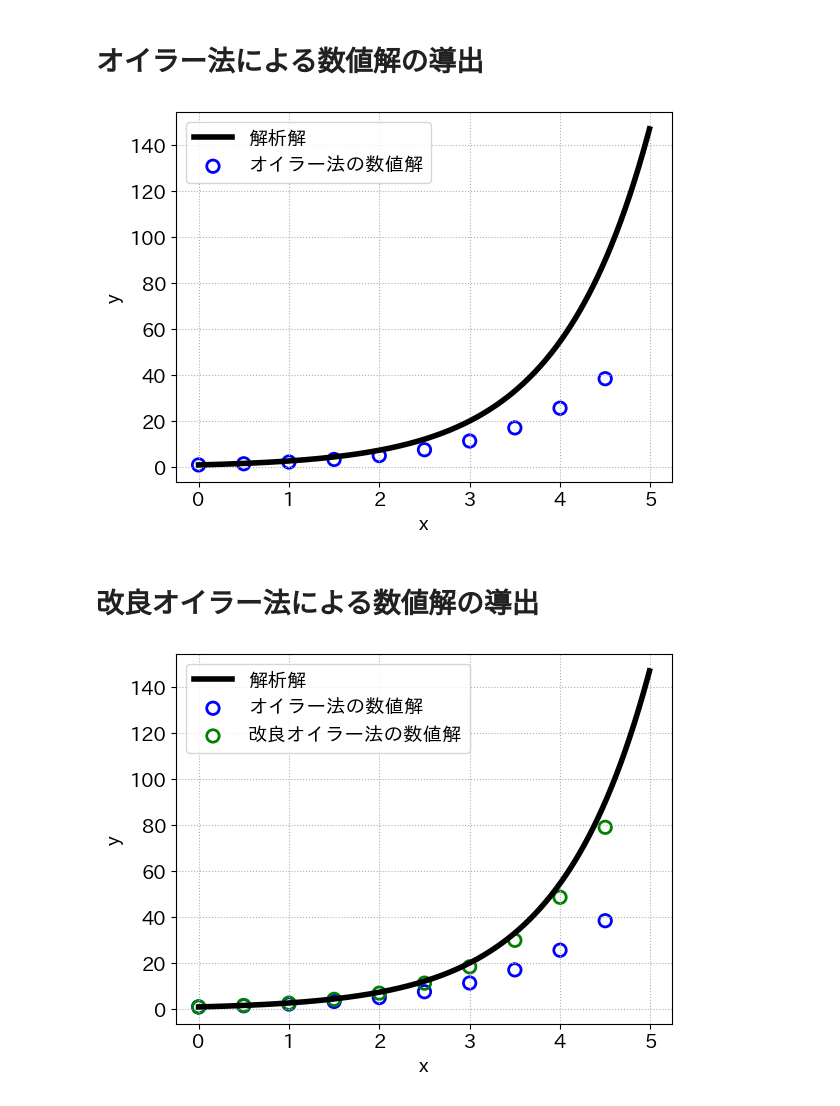
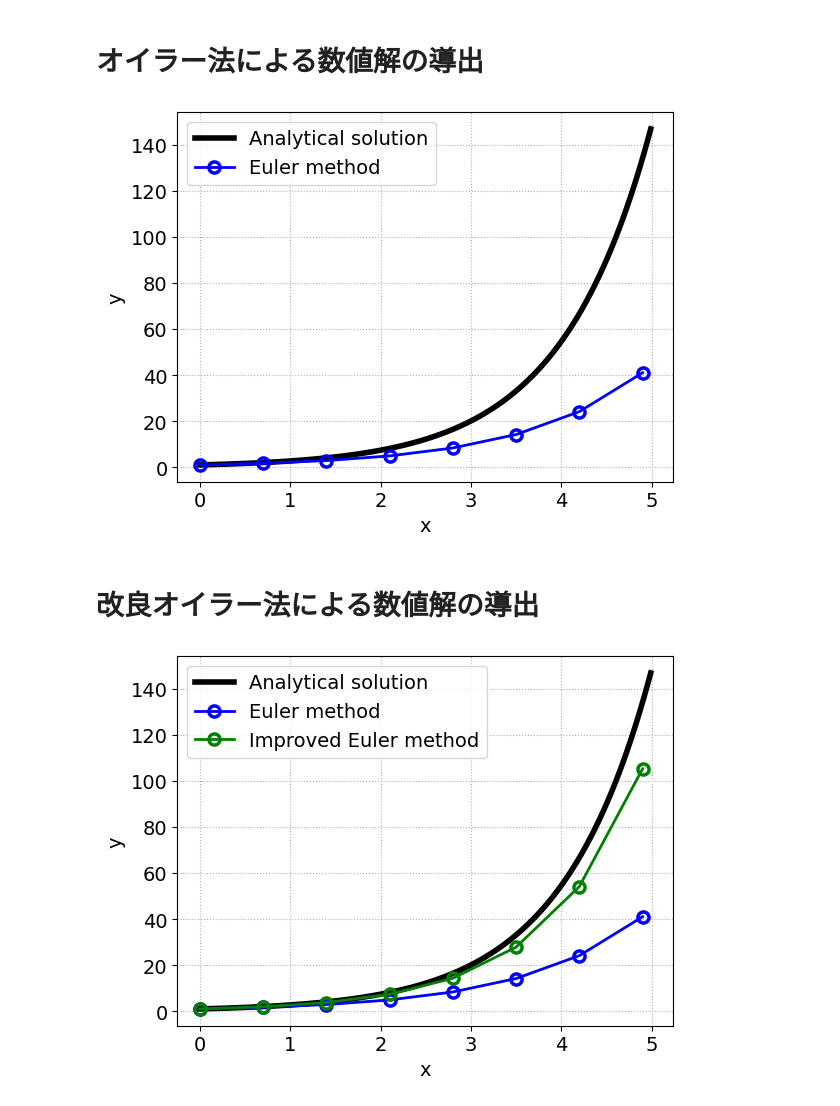
Before and after one commit to jyamauchi780/DenkiSugaku1_6, a Jupyter notebook: content/lecture6.ipynb, the cells around one changed output. Drawn from its saved outputs; the diff is of its cells as text; code cells hidden in the pictures.

```diff
--- a/content/lecture6.ipynb
+++ b/content/lecture6.ipynb
@@ -3,19 +3,16 @@
 # %%
 import numpy as np
 import matplotlib.pyplot as plt
-from matplotlib import font_manager, rcParams
-font_manager.fontManager.addfont('ipaexg.ttf')
-rcParams['font.family'] = 'IPAexGothic'
 
 Delta_x = 0.01
 a = 0.0; b = 5.0
 x = np.arange(a, b, Delta_x)
-y0 = 1.0
-y = y0 * np.exp(x) # 解析解
+y0 = 1.0           # 初期条件 y0 = y(0) この行を修正
+y = y0 * np.exp(x) # 解析解 この行を修正
 
 fig, ax = plt.subplots()
 plt.rcParams["font.size"] = 14
-ax.plot(x, y, lw=4, label='解析解')
+ax.plot(x, y, color='k', lw=4, label='Analytical solution')
 ax.set_xlabel("x"); ax.set_ylabel("y")
 ax.grid(linestyle=':')
 plt.legend(); plt.show()
@@ -29,7 +26,7 @@ def f(x, y):
 # %% [markdown]
 # オイラー法による数値解の導出
 # %%
-h = 0.5
+h = 0.7
 x_euler = np.arange(a, b, h)
 y_euler = np.zeros(len(x_euler))
 y_euler[0] = y0
@@ -39,32 +36,32 @@ for i in range(len(x_euler)-1):
 
 fig, ax = plt.subplots()
 plt.rcParams["font.size"] = 14
-ax.plot(x, y, c='k', lw=4, label='解析解')
-ax.scatter(x_euler, y_euler, s=80, marker='o', fc='none', ec='b', lw=2, label='オイラー法の数値解')
+ax.plot(x, y, c='k', lw=4, label='Analytical solution')
+ax.plot(x_euler, y_euler, '-o', color='b', ms=8, mfc='none', lw=2, mew=2.5, label='Euler method')
 ax.set_xlabel("x"); ax.set_ylabel("y")
 ax.grid(linestyle=':')
 plt.legend(); plt.show()
 # %% [output]
-[figure, old version]
+[figure, new version]
 # %% [markdown]
 # 改良オイラー法による数値解の導出
 # %%
-h = 0.5
+h = 0.7
 x_euler2 = np.arange(a, b, h)
 y_euler2 = np.zeros(len(x_euler2))
 y_euler2[0] = y0
 for i in range(len(x_euler2)-1):
     y_euler2[i+1] \
     = y_euler2[i] + (h/2)*(f(x_euler2[i], y_euler2[i]) \
            + f(x_euler2[i+1], y_euler2[i]+h*f(x_euler2[i], y_euler2[i])))
 
 fig, ax = plt.subplots()
 plt.rcParams["font.size"] = 14
-ax.plot(x, y, c='k', lw=4, label='解析解')
-ax.scatter(x_euler, y_euler, s=80, marker='o', fc='none', ec='b', lw=2, label='オイラー法の数値解')
-ax.scatter(x_euler2, y_euler2, s=80, marker='o', fc='none', ec='g', lw=2, label='改良オイラー法の数値解')
+ax.plot(x, y, c='k', lw=4, label='Analytical solution')
+ax.plot(x_euler, y_euler, '-o', color='b', ms=8, mfc='none', lw=2, mew=2.5, label='Euler method')
+ax.plot(x_euler2, y_euler2, '-o', color='g', ms=8, mfc='none', lw=2, mew=2.5, label='Improved Euler method')
 ax.set_xlabel("x"); ax.set_ylabel("y")
 ax.grid(linestyle=':')
 plt.legend(); plt.show()
 # %% [output]
-[figure, old version]
+[figure, new version]
```
Also changed, not shown: parts of 2 cells of this notebook, 2 other files.
